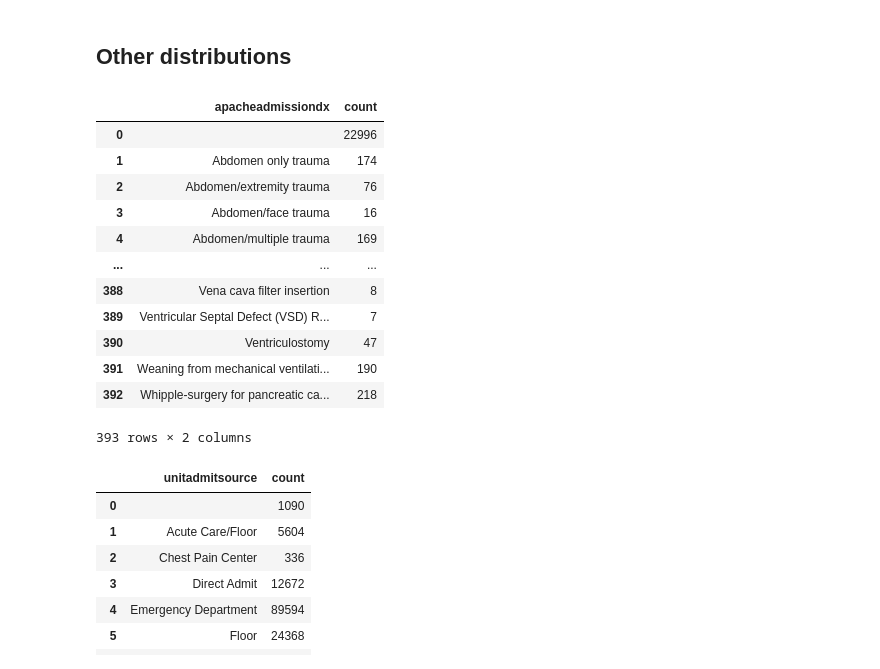
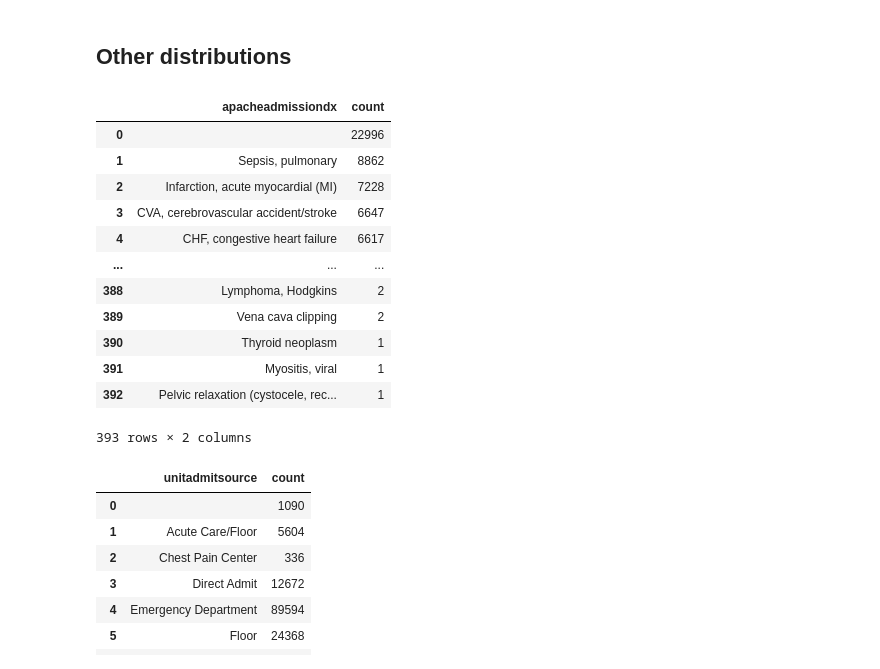
Before and after one commit to marymlucas/eICU-explore, a Jupyter notebook: eICU_explore_1.ipynb, the cells around one changed output. Cells and saved outputs as stored; diff of their text form; code cells hidden in the pictures.

Commit message:
ordered apacheadmissiondx by count

```diff
--- a/eICU_explore_1.ipynb
+++ b/eICU_explore_1.ipynb
@@ -115,22 +115,22 @@ plt.show()
 # %% [markdown]
 ## Other distributions
 # %%
-sql = 'select apacheadmissiondx, count(distinct patientunitstayid) from eicu_crd.patient group by apacheadmissiondx;'
+sql = 'select apacheadmissiondx, count(distinct patientunitstayid) from eicu_crd.patient group by apacheadmissiondx order by count DESC;'
 dx_distribution = pd.read_sql_query(sql, conn)
 dx_distribution
 # %% [output]
 |  | apacheadmissiondx | count |
 | 0 |  | 22996 |
-| 1 | Abdomen only trauma | 174 |
-| 2 | Abdomen/extremity trauma | 76 |
-| 3 | Abdomen/face trauma | 16 |
-| 4 | Abdomen/multiple trauma | 169 |
+| 1 | Sepsis, pulmonary | 8862 |
+| 2 | Infarction, acute myocardial (MI) | 7228 |
+| 3 | CVA, cerebrovascular accident/stroke | 6647 |
+| 4 | CHF, congestive heart failure | 6617 |
 | ... | ... | ... |
-| 388 | Vena cava filter insertion | 8 |
-| 389 | Ventricular Septal Defect (VSD) R... | 7 |
-| 390 | Ventriculostomy | 47 |
-| 391 | Weaning from mechanical ventilati... | 190 |
-| 392 | Whipple-surgery for pancreatic ca... | 218 |
+| 388 | Lymphoma, Hodgkins | 2 |
+| 389 | Vena cava clipping | 2 |
+| 390 | Thyroid neoplasm | 1 |
+| 391 | Myositis, viral | 1 |
+| 392 | Pelvic relaxation (cystocele, rec... | 1 |
 393 rows × 2 columns
 # %%
 sql = 'select unitadmitsource, count(distinct patientunitstayid) from eicu_crd.patient group by unitadmitsource;'
```
